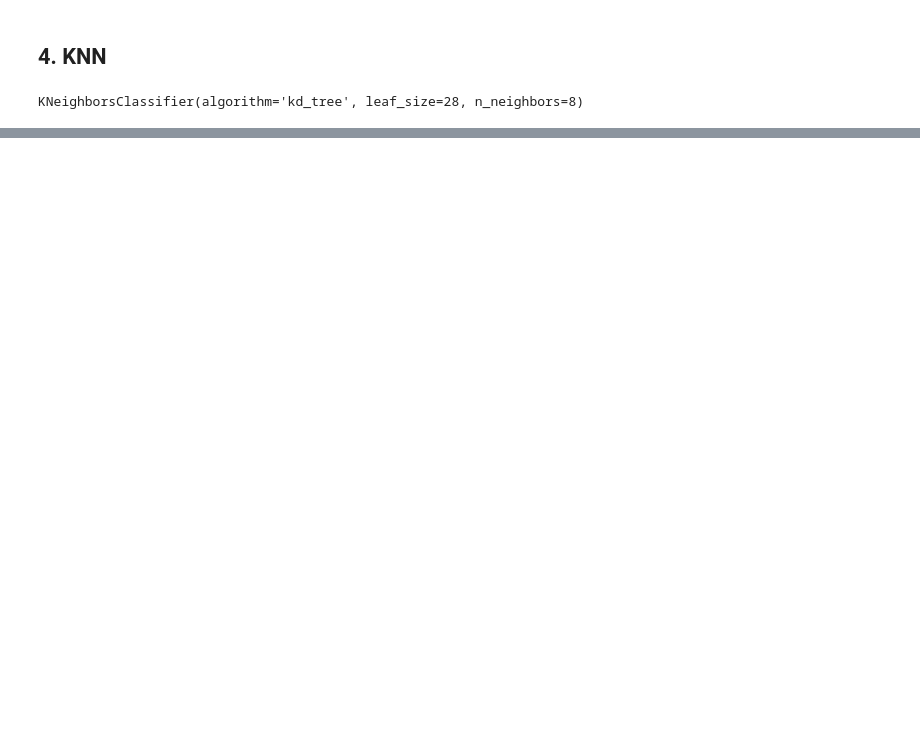
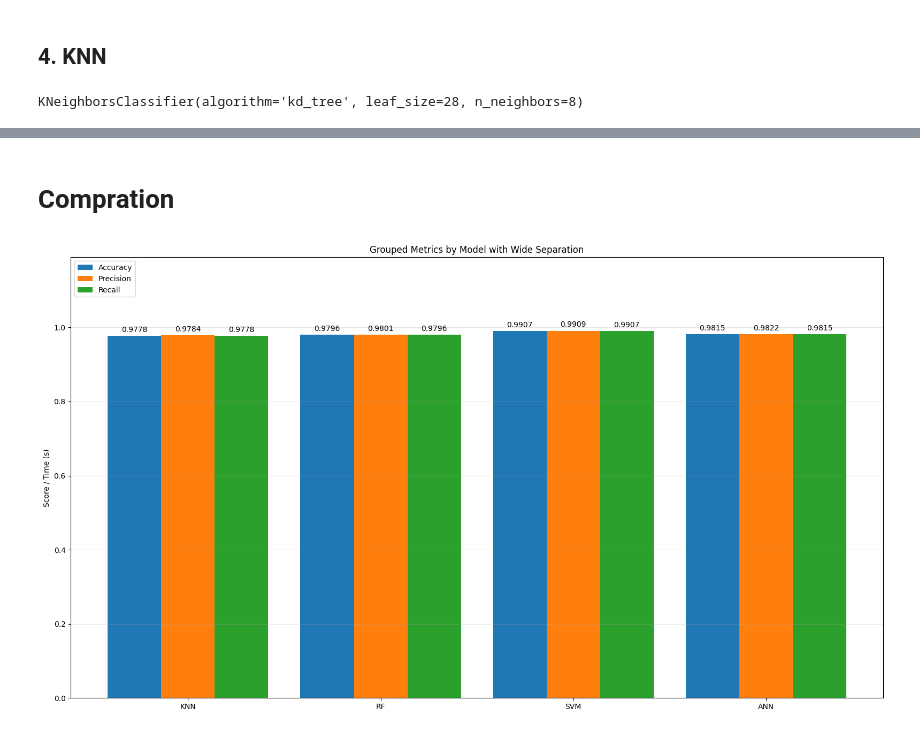
Before and after one commit to ArshiaMadadii/MachineLearningProject, a Jupyter notebook: DigitDetect/DigitDetect.ipynb, the cells around one changed output, grey strips where cells are left out. Drawn from its saved outputs; the diff is of its cells as text; code cells hidden in the pictures; blank space fills up the shorter version.

```diff
--- a/DigitDetect/DigitDetect.ipynb
+++ b/DigitDetect/DigitDetect.ipynb
@@ -178,0 +179,48 @@ Precision:      0.977771  , Recall:        0.977778
+# %% [markdown]
+# Compration
+# %%
+import matplotlib.pyplot as plt
+import numpy as np
+
+# Define metrics
+metrics = {
+    'Accuracy': [ acc_test_knn, acc_test_rf, acc_test_svm, acc_test_ann],
+    'Precision': [precision_knn, precision_rf, precision_svm, precision_ann],
+    'Recall': [recall_knn,  recall_rf, recall_svm, recall_ann],
+}
+
+# Model labels
+models = ['KNN','RF', 'SVM','ANN']
+num_models = len(models)
+num_metrics = len(metrics)
+
+# Settings
+group_width = 1         # Total width occupied by all bars in one group
+bar_width = group_width / num_metrics
+group_spacing = 1.2       # Space between groups (models)
+
+# X locations for each model group
+x_base = np.arange(num_models) * group_spacing
+
+# Setup figure
+fig, ax = plt.subplots(figsize=(16, 9))
+
+# Plot each metric with offset
+for i, (metric_name, values) in enumerate(metrics.items()):
+    offsets = x_base + (i - num_metrics / 2) * bar_width + bar_width / 2
+    rects = ax.bar(offsets, values, width=bar_width, label=metric_name)
+    ax.bar_label(rects, padding=3, fmt='%.4f')
+
+# Axis settings
+ax.set_xticks(x_base)
+ax.set_xticklabels(models)
+ax.set_ylabel('Score / Time (s)')
+ax.set_title('Grouped Metrics by Model with Wide Separation')
+ax.legend(loc='upper left')
+ax.grid(axis='y', alpha=0.3)
+ax.set_ylim(0, max([max(v) for v in metrics.values()]) * 1.2)
+
+plt.tight_layout()
+plt.show()
+# %% [output]
+[figure, added]
```
Also changed, not shown: parts of 6 cells of this notebook.
